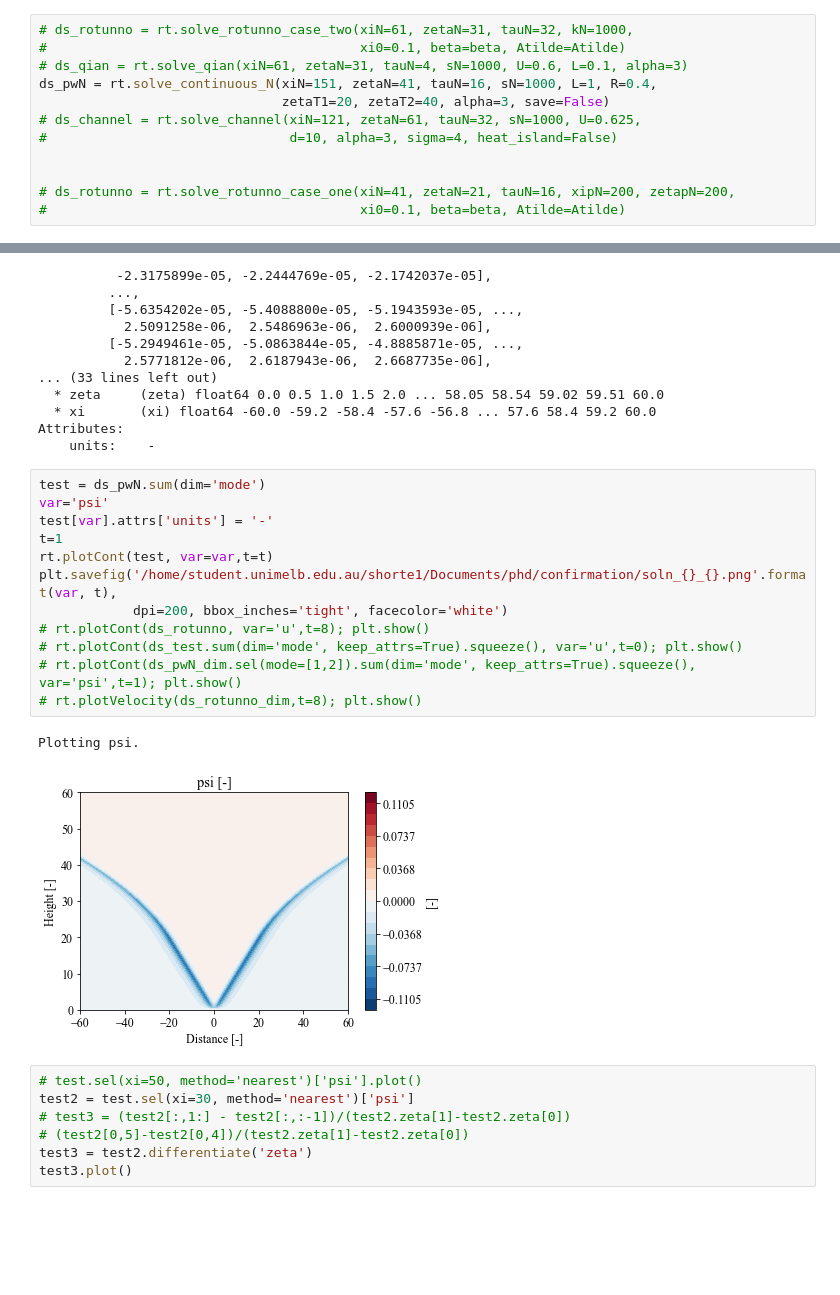
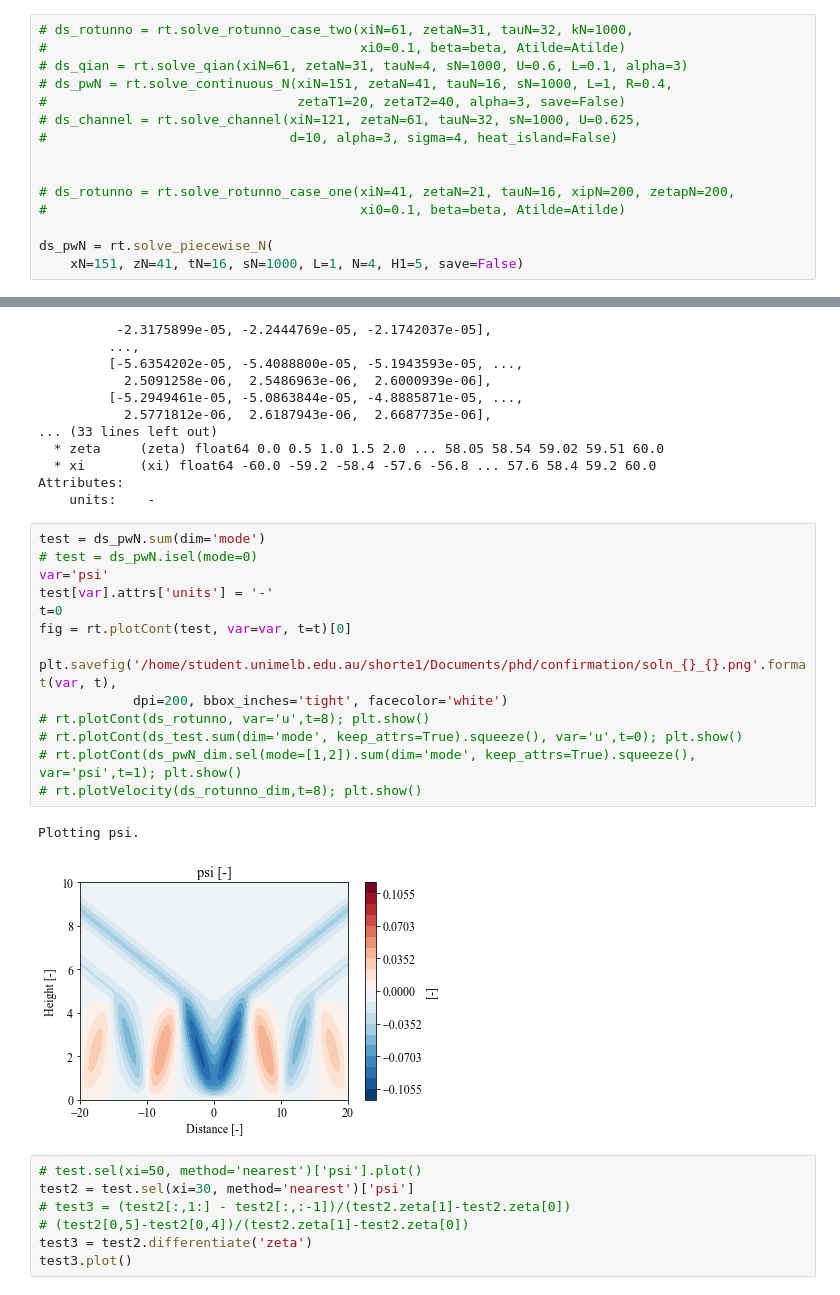
Before and after one commit to eshort0401/rotunno83, a Jupyter notebook: python_scripts/rotunno83.ipynb, the cells around one changed output, grey strips where cells are left out. Saved outputs shown, nothing was run; the diff lists cells and outputs as text; blank space fills up the shorter version.

```diff
--- a/python_scripts/rotunno83.ipynb
+++ b/python_scripts/rotunno83.ipynb
@@ -33,12 +30,15 @@ beta, Atilde, f, h = rt.calc_rotunno_parameters(N=N,theta0=theta0,delTheta=delTh
 # ds_rotunno = rt.solve_rotunno_case_two(xiN=61, zetaN=31, tauN=32, kN=1000,
 #                                        xi0=0.1, beta=beta, Atilde=Atilde)
 # ds_qian = rt.solve_qian(xiN=61, zetaN=31, tauN=4, sN=1000, U=0.6, L=0.1, alpha=3)
-ds_pwN = rt.solve_continuous_N(xiN=151, zetaN=41, tauN=16, sN=1000, L=1, R=0.4,
-                               zetaT1=20, zetaT2=40, alpha=3, save=False)
+# ds_pwN = rt.solve_continuous_N(xiN=151, zetaN=41, tauN=16, sN=1000, L=1, R=0.4,
+#                                zetaT1=20, zetaT2=40, alpha=3, save=False)
 # ds_channel = rt.solve_channel(xiN=121, zetaN=61, tauN=32, sN=1000, U=0.625,
 #                               d=10, alpha=3, sigma=4, heat_island=False)
 
 
 # ds_rotunno = rt.solve_rotunno_case_one(xiN=41, zetaN=21, tauN=16, xipN=200, zetapN=200,
 #                                        xi0=0.1, beta=beta, Atilde=Atilde)
+
+ds_pwN = rt.solve_piecewise_N(
+    xN=151, zN=41, tN=16, sN=1000, L=1, N=4, H1=5, save=False)
 # %% [output]
@@ -121,19 +138,21 @@ Attributes:
     units:    -
 # %%
 test = ds_pwN.sum(dim='mode')
+# test = ds_pwN.isel(mode=0)
 var='psi'
 test[var].attrs['units'] = '-'
-t=1
-rt.plotCont(test, var=var,t=t)
+t=0
+fig = rt.plotCont(test, var=var, t=t)[0]
+
 plt.savefig('/home/student.unimelb.edu.au/shorte1/Documents/phd/confirmation/soln_{}_{}.png'.format(var, t),
             dpi=200, bbox_inches='tight', facecolor='white')
 # rt.plotCont(ds_rotunno, var='u',t=8); plt.show()
 # rt.plotCont(ds_test.sum(dim='mode', keep_attrs=True).squeeze(), var='u',t=0); plt.show()
 # rt.plotCont(ds_pwN_dim.sel(mode=[1,2]).sum(dim='mode', keep_attrs=True).squeeze(), var='psi',t=1); plt.show()
 # rt.plotVelocity(ds_rotunno_dim,t=8); plt.show()
 # %% [output]
 Plotting psi.
-[figure, old version]
+[figure, new version]
 # %%
 # test.sel(xi=50, method='nearest')['psi'].plot()
 test2 = test.sel(xi=30, method='nearest')['psi']
```
Also changed, not shown: parts of 4 cells of this notebook, 2 other files.
